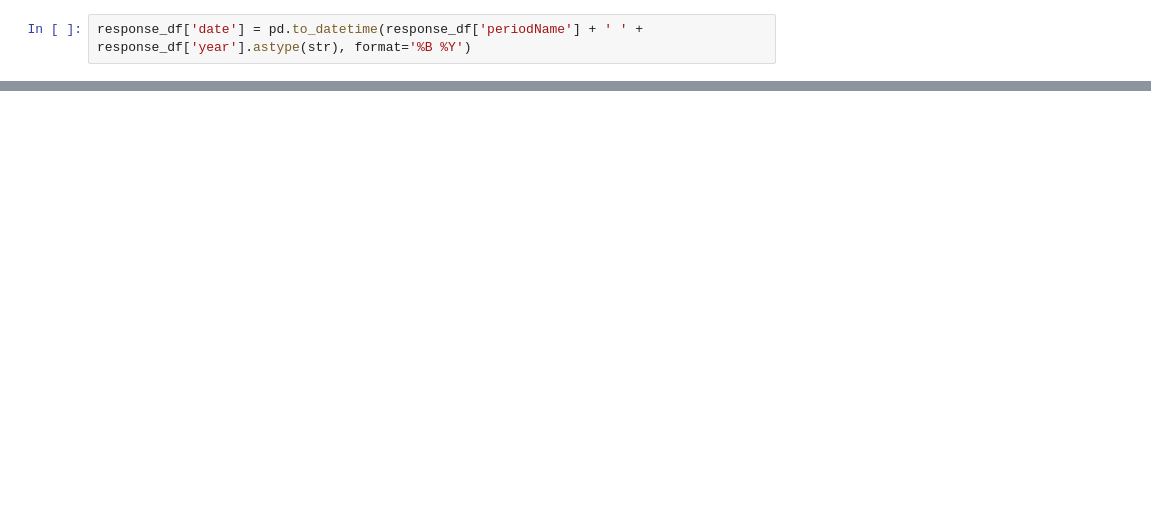
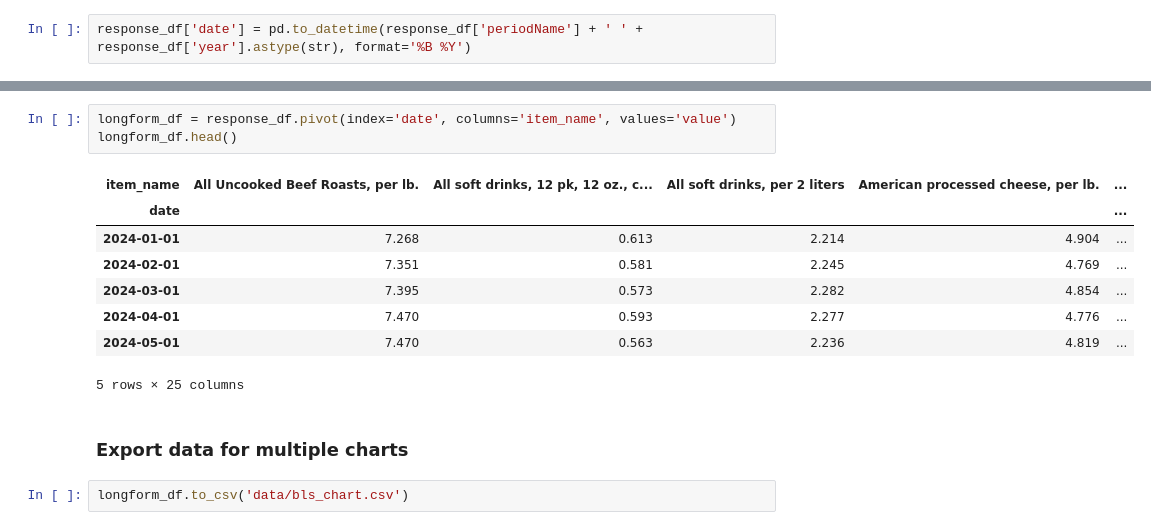
Before and after one commit to kv-hearst/cpi-api, a Jupyter notebook: cpi-scraper.ipynb, the cells around one changed output, grey strips where cells are left out. Drawn from its saved outputs; the diff is of its cells as text; blank space fills up the shorter version.

```diff
--- a/cpi-scraper.ipynb
+++ b/cpi-scraper.ipynb
@@ -236,0 +253,16 @@ series_name = pd.read_csv('series_name.csv', index_col=0)
+# %%
+longform_df = response_df.pivot(index='date', columns='item_name', values='value')
+longform_df.head()
+# %% [output]
+| item_name | All Uncooked Beef Roasts, per lb. | All soft drinks, 12 pk, 12 oz., c... | All soft drinks, per 2 liters | American processed cheese, per lb. | ... |
+| date |  |  |  |  | ... |
+| 2024-01-01 | 7.268 | 0.613 | 2.214 | 4.904 | ... |
+| 2024-02-01 | 7.351 | 0.581 | 2.245 | 4.769 | ... |
+| 2024-03-01 | 7.395 | 0.573 | 2.282 | 4.854 | ... |
+| 2024-04-01 | 7.470 | 0.593 | 2.277 | 4.776 | ... |
+| 2024-05-01 | 7.470 | 0.563 | 2.236 | 4.819 | ... |
+5 rows × 25 columns
+# %% [markdown]
+### Export data for multiple charts
+# %%
+longform_df.to_csv('data/bls_chart.csv')
```
Also changed, not shown: parts of 21 cells of this notebook, 3 other files.
